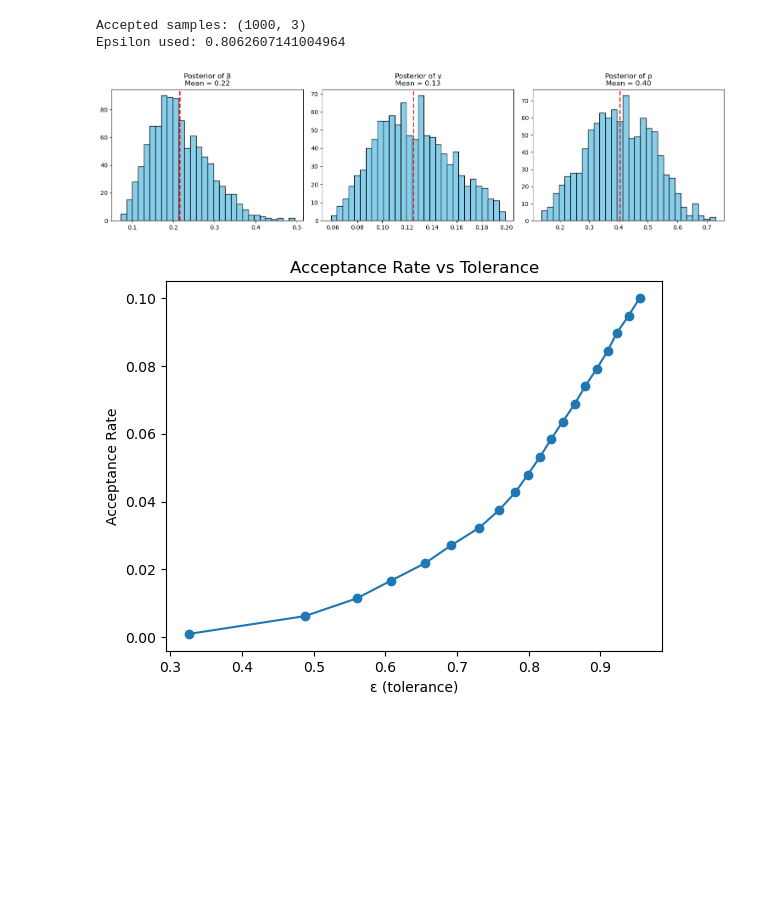
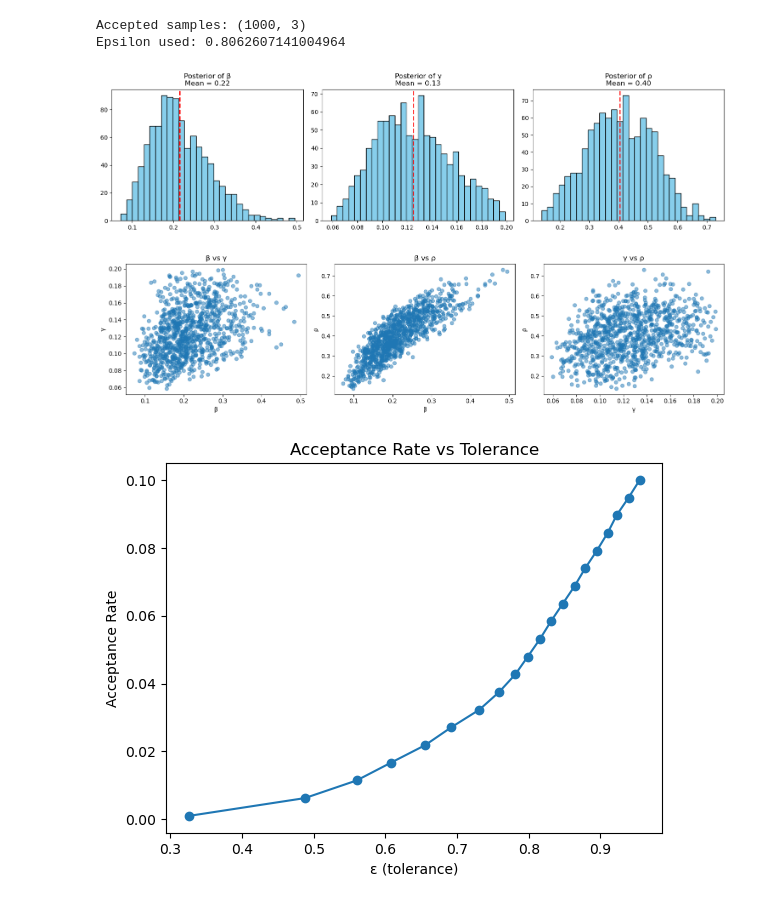
Before and after one commit to funwenxin/ST3247_Group5, a Jupyter notebook: ABC Script/Experimentation_1.ipynb, the cells around one changed output. Saved outputs shown, nothing was run; the diff lists cells and outputs as text; code cells hidden in the pictures; blank space fills up the shorter version.

```diff
--- a/ABC Script/Experimentation_1.ipynb
+++ b/ABC Script/Experimentation_1.ipynb
@@ -223,7 +221,7 @@ plot_acceptance(epsilons, rates)
 [figure]
 # %%
 #summary stats: 5
-def compute_summary(infected, rewiring, degree):
+def compute_5_summary(infected, rewiring, degree):
 
     # Infection summaries
     peak_infection = np.max(infected)
@@ -258,7 +256,7 @@ def compute_summary(infected, rewiring, degree):
         total_rewiring
     ])
 # %%
-s5_obs = compute_summary(obs_infected, obs_rewiring, obs_degree)
+s5_obs = compute_5_summary(obs_infected, obs_rewiring, obs_degree)
 s5_obs
 # %% [output]
 array([5.400e-01, 9.000e+00, 0.000e+00, 9.905e+00, 5.820e+02])
@@ -266,7 +264,8 @@ array([5.400e-01, 9.000e+00, 0.000e+00, 9.905e+00, 5.820e+02])
 thetas5, summaries5 = rejection_abc_quantile(
     n_samples=20000,
     s_obs=s5_obs,
-    rng=rng
+    rng=rng,
+    compute_summary_func= compute_5_summary
 )
 # %%
 dists5 = compute_distances(summaries5, s5_obs)
@@ -283,8 +282,10 @@ Accepted samples: (1000, 3)
 Epsilon used: 0.8062607141004964
 # %%
 plot_marginals(samples5)
+plot_pairwise(samples5)
 # %% [output]
 [figure]
+[figure, added]
 # %%
 epsilons = np.quantile(dists5, np.linspace(0.001, 0.1, 20))
 rates = []
```
Also changed, not shown: parts of 39 cells of this notebook.
